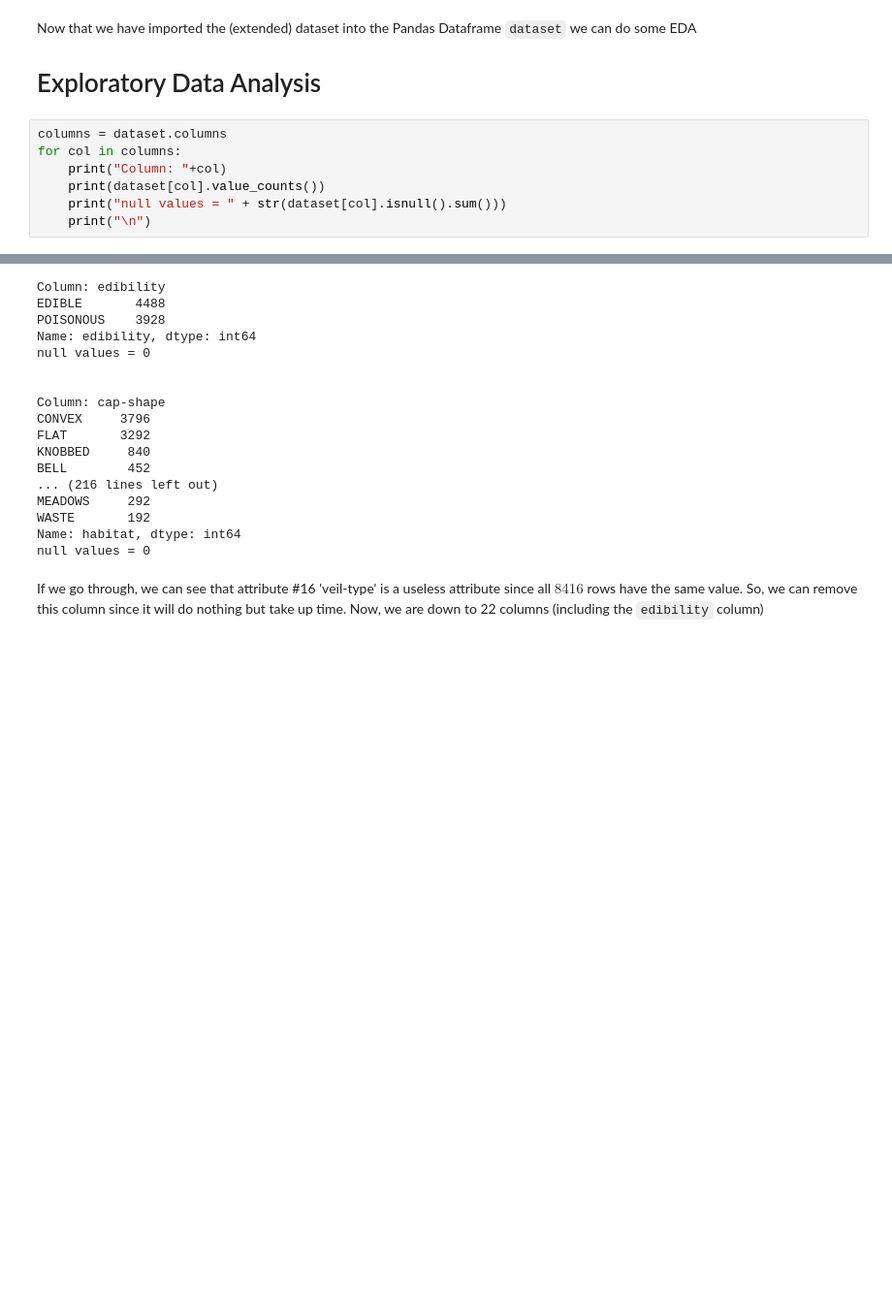
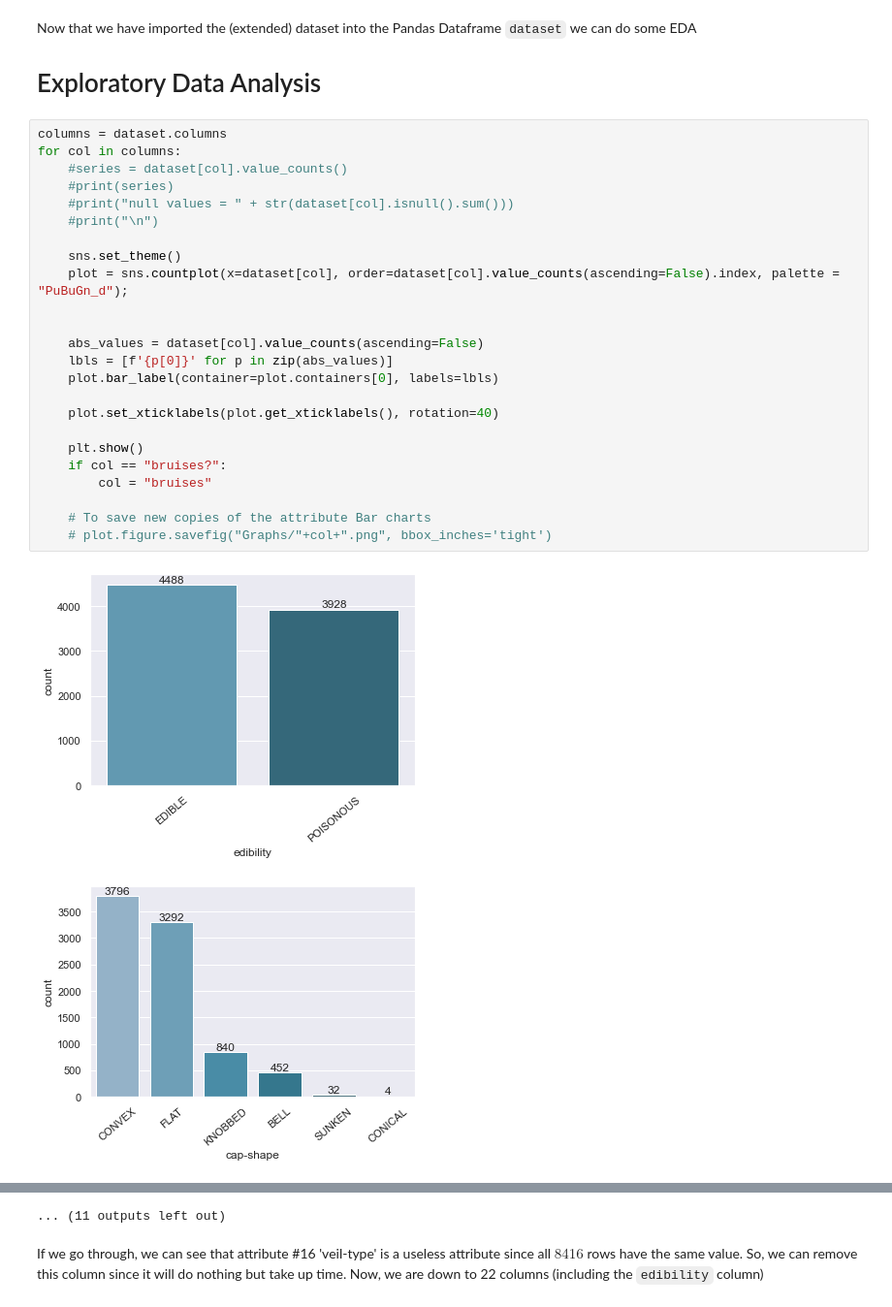
Before and after one commit to T-Tatsuya-W/AI_Coursework, a Jupyter notebook: workings.ipynb, the cells around one changed output, grey strips where cells are left out. Shown at 97% size. Drawn from its saved outputs; the diff is of its cells as text; blank space fills up the shorter version.

Commit message:
Graphing initial Attributes & data splitting

```diff
--- a/workings.ipynb
+++ b/workings.ipynb
@@ -29,8 +30,27 @@ Now that we have imported the (extended) dataset into the Pandas Dataframe `data
 # %%
 columns = dataset.columns
 for col in columns:
-    print("Column: "+col)
-    print(dataset[col].value_counts())
-    print("null values = " + str(dataset[col].isnull().sum()))
-    print("\n")
+    #series = dataset[col].value_counts()
+    #print(series)
+    #print("null values = " + str(dataset[col].isnull().sum()))
+    #print("\n")
+
+    sns.set_theme()
+    plot = sns.countplot(x=dataset[col], order=dataset[col].value_counts(ascending=False).index, palette = "PuBuGn_d");
+
+
+    abs_values = dataset[col].value_counts(ascending=False)
+    lbls = [f'{p[0]}' for p in zip(abs_values)]
+    plot.bar_label(container=plot.containers[0], labels=lbls)
+
+    plot.set_xticklabels(plot.get_xticklabels(), rotation=40)
+
+    plt.show()
+    if col == "bruises?":
+        col = "bruises"
+
+    # To save new copies of the attribute Bar charts
+    # plot.figure.savefig("Graphs/"+col+".png", bbox_inches='tight')
 # %% [output]
+[figure, added]
+[figure, added]
@@ -37,20 +67,4 @@ for col in columns:
-Column: edibility
-EDIBLE       4488
-POISONOUS    3928
-Name: edibility, dtype: int64
-null values = 0
-
-
-Column: cap-shape
-CONVEX     3796
-FLAT       3292
-KNOBBED     840
-BELL        452
-... (216 lines left out)
-MEADOWS     292
-WASTE       192
-Name: habitat, dtype: int64
-null values = 0
+... (11 outputs left out)
 # %% [markdown]
 If we go through, we can see that attribute #16 'veil-type' is a useless attribute since all $8416$ rows have the same value. So, we can remove this column since it will do nothing but take up time. Now, we are down to 22 columns (including the `edibility` column)
 # %%
```
Also changed, not shown: parts of 7 cells of this notebook, 23 other files.
